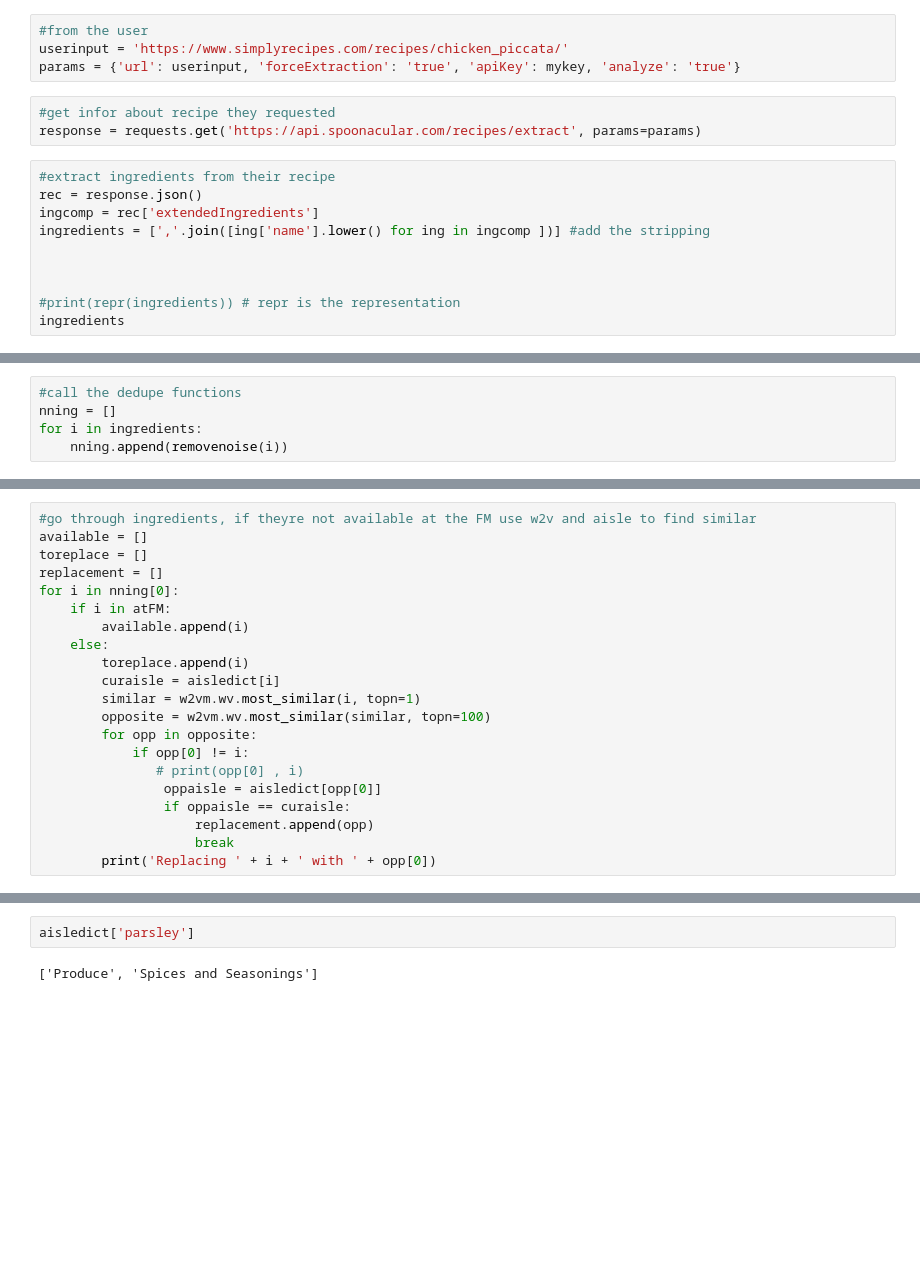
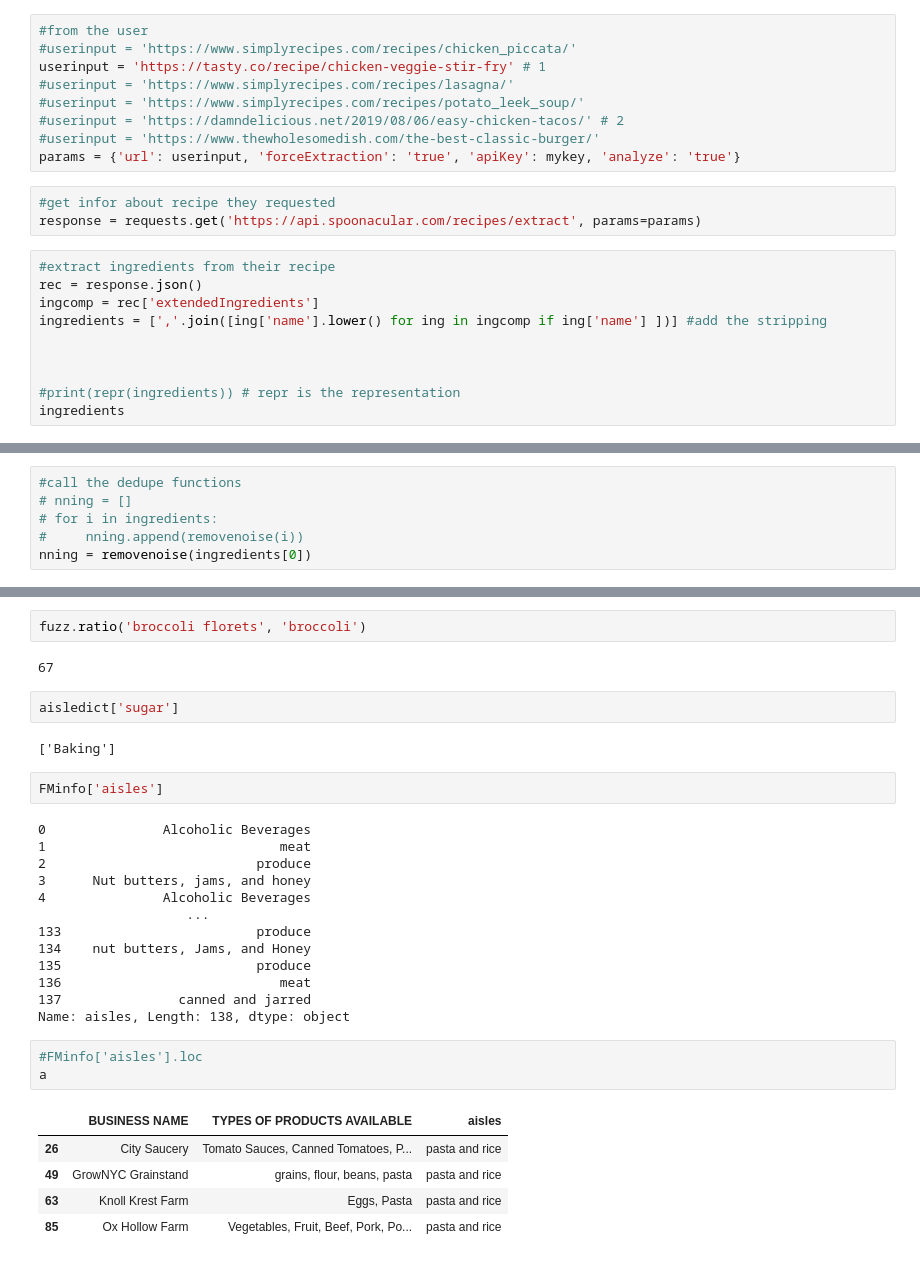
Before and after one commit to midoceanbridg/makeitlocal, a Jupyter notebook: greenmarkets/compare_from2stage.ipynb, the cells around one changed output, grey strips where cells are left out. Saved outputs shown, nothing was run; the diff lists cells and outputs as text; blank space fills up the shorter version.

```diff
--- a/greenmarkets/compare_from2stage.ipynb
+++ b/greenmarkets/compare_from2stage.ipynb
@@ -16,6 +27,11 @@ atFM = pickle.load(open("bigoven/FMproducts.pkl", 'rb'))
 # %%
 #from the user
-userinput = 'https://www.simplyrecipes.com/recipes/chicken_piccata/'
+#userinput = 'https://www.simplyrecipes.com/recipes/chicken_piccata/'
+userinput = 'https://tasty.co/recipe/chicken-veggie-stir-fry' # 1
+#userinput = 'https://www.simplyrecipes.com/recipes/lasagna/'
+#userinput = 'https://www.simplyrecipes.com/recipes/potato_leek_soup/'
+#userinput = 'https://damndelicious.net/2019/08/06/easy-chicken-tacos/' # 2
+#userinput = 'https://www.thewholesomedish.com/the-best-classic-burger/'
 params = {'url': userinput, 'forceExtraction': 'true', 'apiKey': mykey, 'analyze': 'true'}
 # %%
 #get infor about recipe they requested
@@ -24,7 +40,7 @@ response = requests.get('https://api.spoonacular.com/recipes/extract', params=pa
 #extract ingredients from their recipe
 rec = response.json()
 ingcomp = rec['extendedIngredients']
-ingredients = [','.join([ing['name'].lower() for ing in ingcomp ])] #add the stripping
+ingredients = [','.join([ing['name'].lower() for ing in ingcomp if ing['name'] ])] #add the stripping
 
 
 
@@ -50,5 +65,6 @@ def removenoise(input_ing):
 # %%
 #call the dedupe functions
-nning = []
-for i in ingredients:
-    nning.append(removenoise(i))
+# nning = []
+# for i in ingredients:
+#     nning.append(removenoise(i))
+nning = removenoise(ingredients[0])
@@ -69,21 +72,0 @@ nning
-# %%
-#go through ingredients, if theyre not available at the FM use w2v and aisle to find similar
-available = []
-toreplace = []
-replacement = []
-for i in nning[0]:
-    if i in atFM:
-        available.append(i)
-    else:
-        toreplace.append(i)
-        curaisle = aisledict[i]
-        similar = w2vm.wv.most_similar(i, topn=1)
-        opposite = w2vm.wv.most_similar(similar, topn=100)
-        for opp in opposite:
-            if opp[0] != i:
-               # print(opp[0] , i)
-                oppaisle = aisledict[opp[0]]
-                if oppaisle == curaisle:
-                    replacement.append(opp)
-                    break
-        print('Replacing ' + i + ' with ' + opp[0])
@@ -99,4 +279,32 @@ Replacing brined capers with chanterelle mushrooms
+# %%
+fuzz.ratio('broccoli florets', 'broccoli')
+# %% [output]
+67
 # %%
-aisledict['parsley']
+aisledict['sugar']
 # %% [output]
-['Produce', 'Spices and Seasonings']
+['Baking']
+# %%
+FMinfo['aisles']
+# %% [output]
+0               Alcoholic Beverages
+1                              meat
+2                           produce
+3      Nut butters, jams, and honey
+4               Alcoholic Beverages
+                   ...
+133                         produce
+134    nut butters, Jams, and Honey
+135                         produce
+136                            meat
+137               canned and jarred
+Name: aisles, Length: 138, dtype: object
+# %%
+#FMinfo['aisles'].loc
+a
+# %% [output]
+|  | BUSINESS NAME | TYPES OF PRODUCTS AVAILABLE | aisles |
+| 26 | City Saucery | Tomato Sauces, Canned Tomatoes, P... | pasta and rice |
+| 49 | GrowNYC Grainstand | grains, flour, beans, pasta | pasta and rice |
+| 63 | Knoll Krest Farm | Eggs, Pasta | pasta and rice |
+| 85 | Ox Hollow Farm | Vegetables, Fruit, Beef, Pork, Po... | pasta and rice |
```
Also changed, not shown: parts of 27 cells of this notebook, 6 other files.
